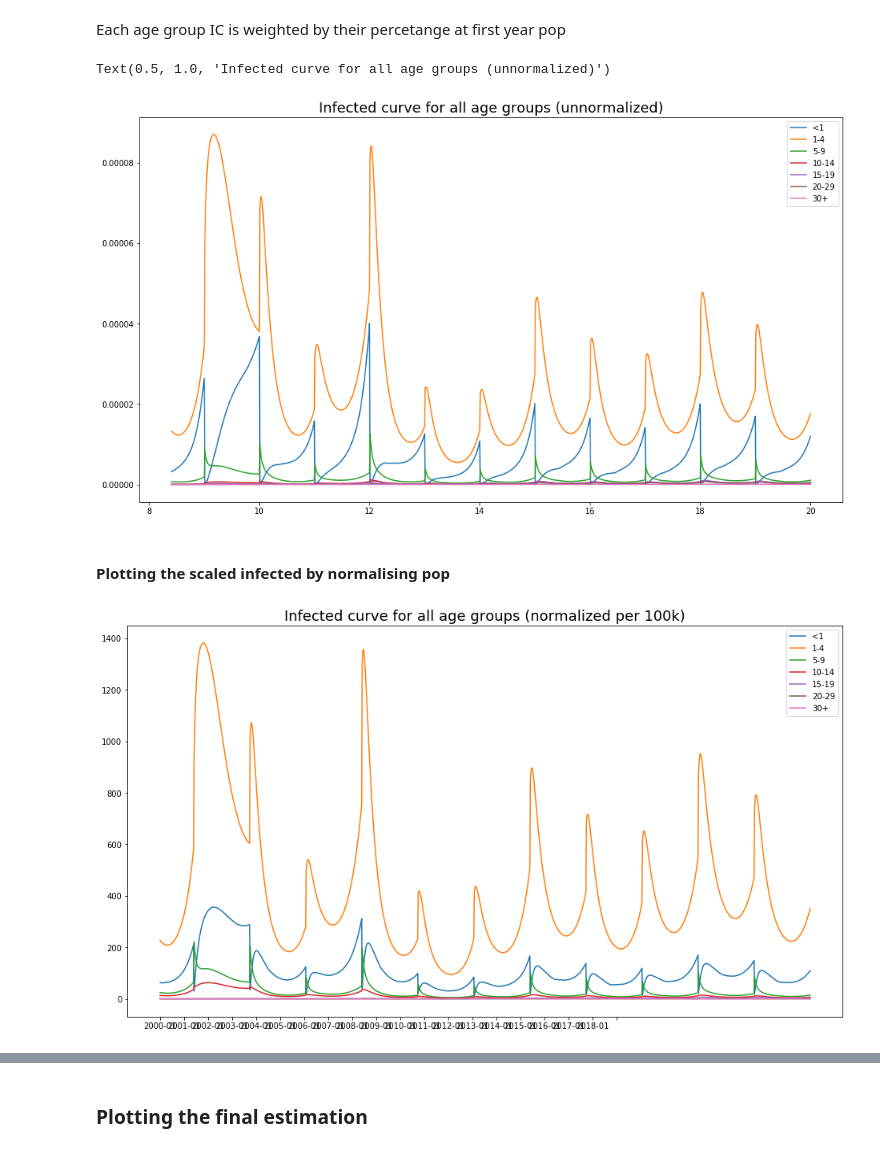
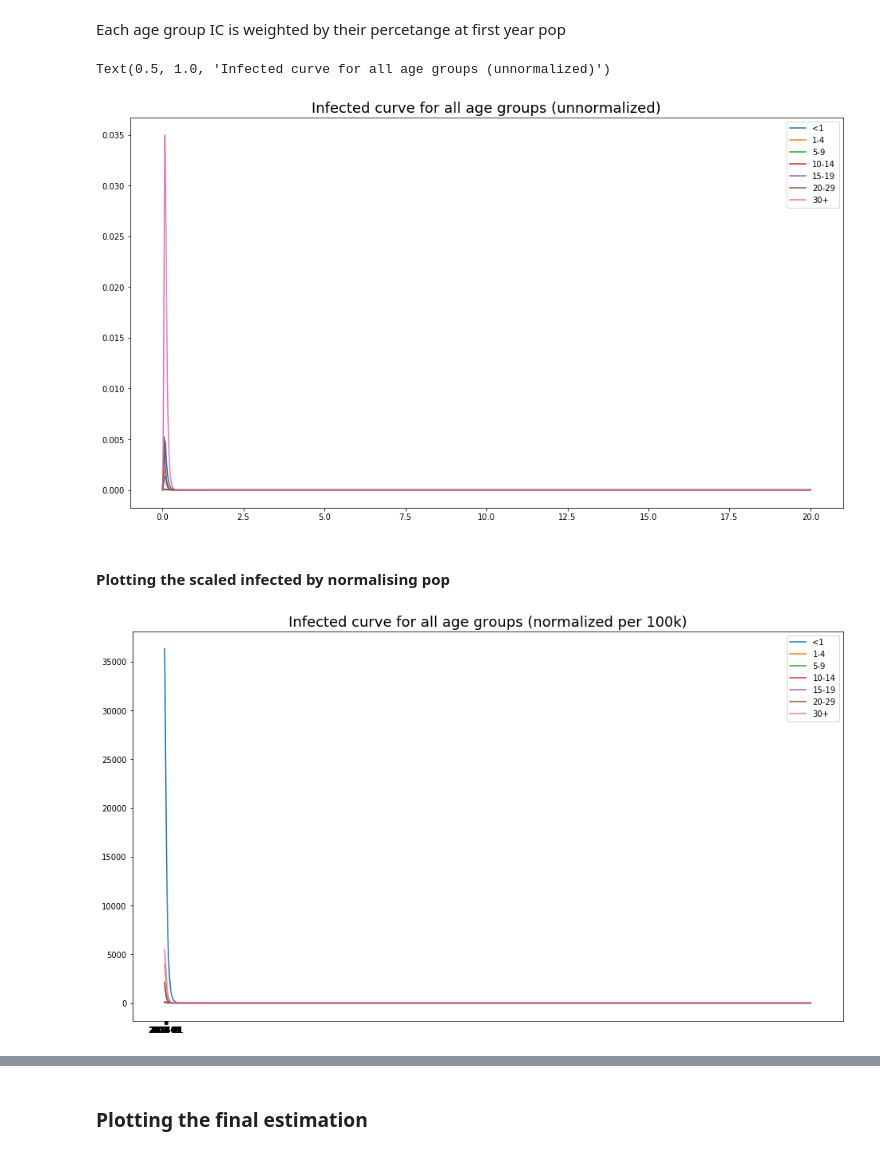
Before and after one commit to dhelekal/EpiRSG2020, a Jupyter notebook: model/Simulation_from_data.ipynb, the cells around one changed output, grey strips where cells are left out. Cells and saved outputs as stored; diff of their text form; code cells hidden in the pictures.

```diff
--- a/model/Simulation_from_data.ipynb
+++ b/model/Simulation_from_data.ipynb
@@ -156,8 +156,8 @@ Each age group IC is weighted by their percetange at first year pop
 # %%
 age_struct_start = np.asarray(Pops[str(start_yr)][0:7]/np.sum(Pops[str(start_yr)][0:7]))
 # %%
-S_ic = np.hstack([(0.95*((np.ones(7)-V_ic/100)[0:2])), (0.15*((np.ones(7)-V_ic/100)[2:7]))])
-I_ic = np.hstack([(0.05*((np.ones(7)-V_ic/100)[0])), (0.025*((np.ones(7)-V_ic/100)[1:7]))])
+S_ic = np.hstack([(0.9999*((np.ones(7)-V_ic/100)[0:2])), (0.15*((np.ones(7)-V_ic/100)[2:7]))])
+I_ic = np.hstack([(0.0001*((np.ones(7)-V_ic/100)[0])), (0.0025*((np.ones(7)-V_ic/100)[1:7]))])
 V_ic = V_ic/100
 R_ic = (np.ones(7) - S_ic - I_ic - V_ic)
 # %%
@@ -168,20 +168,20 @@ norm_ic = np.hstack([new_ic[0:7]*age_struct_start,
                     new_ic[14:21]*age_struct_start,
                     new_ic[21:28]*age_struct_start])
 # %%
-beta = 40*np.eye(7)*[0.05,0.6,0.8,0.6,0.5,0.3,0.3] #This scales with time (to check compute r0)!
+beta = 8*np.eye(7)*[0.5,0.5,0.5,0.5,0.5,0.5,0.5] #This scales with time (to check compute r0)!
 mdl = m.SIRVModel(para, lambda t: beta)
 # %%
-out, t, out_YN = mdl.run(norm_ic ,t_max = years_run-0.00001, method="LSODA", eval_per_year=120)
+out, t, out_YN = mdl.run(norm_ic ,t_max = years_run-0.00001, method="Radau", eval_per_year=12000)
 # %%
 Inf_OUT = out[7:(7*2),:]
 plt.figure(figsize=(16,9))
 for ii in range(7):
-    plt.plot(t[1000:len(t)], np.transpose(out[7+ii,1000:len(t)]), label = age_class[ii])
+    plt.plot(t[1:len(t)], np.transpose(out[7+ii,1:len(t)]), label = age_class[ii])
 plt.legend()
 plt.title("Infected curve for all age groups (unnormalized)", fontsize = 18)
 # %% [output]
 Text(0.5, 1.0, 'Infected curve for all age groups (unnormalized)')
-[figure, old version]
+[figure, new version]
 # %% [markdown]
 #### Plotting the scaled infected by normalising pop
 # %%
@@ -201,4 +201,4 @@ plt.title("Infected curve for all age groups (normalized per 100k)", fontsize =
 if d == "Mumps":
     plt.savefig("Inf_sim_"+d+"_noOpt.svg")
 # %% [output]
-[figure, old version]
+[figure, new version]
```
Also changed, not shown: parts of 7 cells of this notebook, 1 other file.
